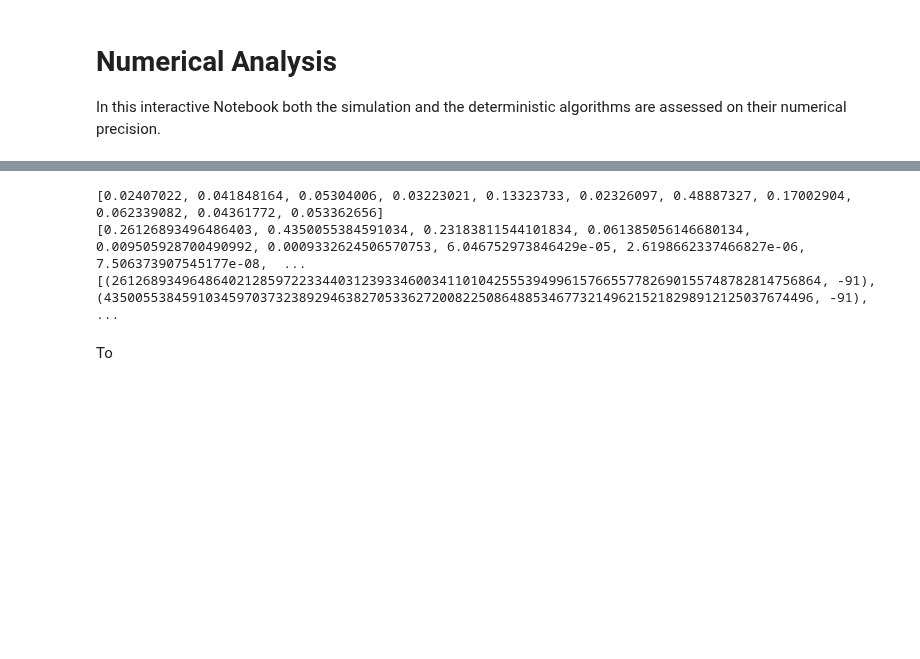
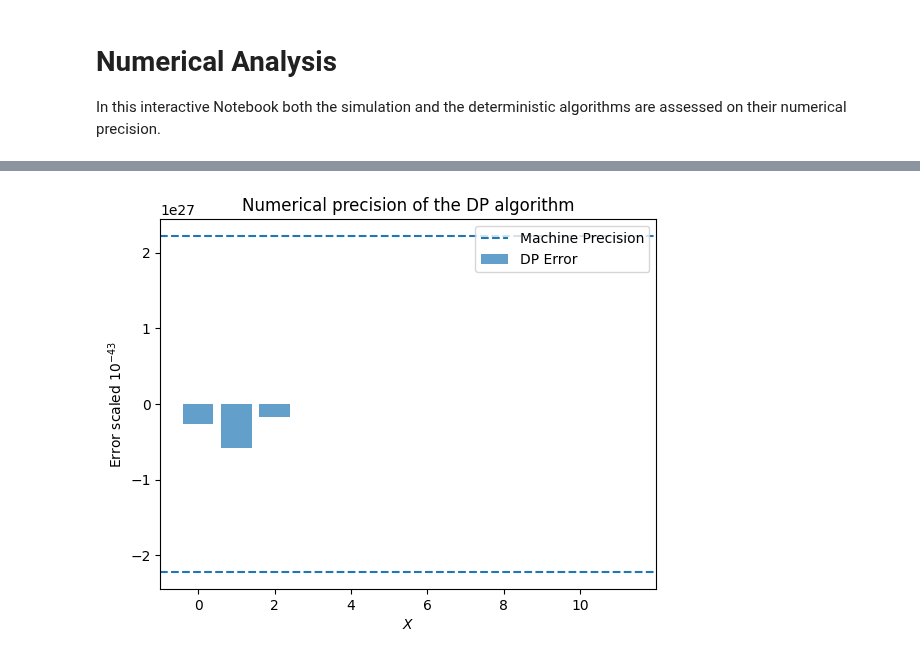
Before and after one commit to StrikerBadger/bachelor-thesis, a Jupyter notebook: numerical_analysis.ipynb, the cells around one changed output, grey strips where cells are left out. Cells and saved outputs as stored; diff of their text form; code cells hidden in the pictures; blank space fills up the shorter version.

Commit message:
Fix seeds and do numerical analysis

```diff
--- a/numerical_analysis.ipynb
+++ b/numerical_analysis.ipynb
@@ -102,12 +132,41 @@ samples_transformed = [floatstring_to_tf(str(x)) for x in samples]
-# %%
-# Sampled values rounded and with exponent
-print(samples)
-poibin_scaled = dp_scaled(samples_transformed)
-print(dp(samples))
-print(poibin_scaled)
-# %% [output]
-[0.02407022, 0.041848164, 0.05304006, 0.03223021, 0.13323733, 0.02326097, 0.48887327, 0.17002904, 0.062339082, 0.04361772, 0.053362656]
-[0.26126893496486403, 0.4350055384591034, 0.23183811544101834, 0.061385056146680134, 0.009505928700490992, 0.0009332624506570753, 6.046752973846429e-05, 2.6198662337466827e-06, 7.506373907545177e-08,  ...
-[(2612689349648640212859722334403123933460034110104255539499615766557782690155748782814756864, -91), (4350055384591034597037323892946382705336272008225086488534677321496215218298912125037674496, -91), ...
-# %% [markdown]
-To
+# %%
+# Run the algorithms
+exact_res = dp_scaled(samples_transformed)
+dp_res = res_to_tf(dp(samples))
+fft_res = res_to_tf(fft(samples))
+sim_res = res_to_tf(simulation(samples, 10000))
+# %%
+# Calculate the errors
+dp_error = [scaled_minus(r_dp, r_exact) for r_dp, r_exact in zip(dp_res, exact_res)]
+fft_error = [scaled_minus(r_fft, r_exact) for r_fft, r_exact in zip(fft_res, exact_res)]
+sim_error = [scaled_minus(r_sim, r_exact) for r_sim, r_exact in zip(sim_res, exact_res)]
+# %%
+# Scale the dp_error and fft_error to same exponent
+min_exp = min([e[1] for e in dp_error])
+min_exp = min(min([e[1] for e in fft_error]), min_exp)
+
+def scale_to_exponent(tf_list, min_exp):
+    new_tf_list = []
+    for mul, exp in tf_list:
+        exp_shift = exp - min_exp
+        new_tf_list.append((int(str(mul) + '0'*exp_shift), exp-exp_shift))
+    return new_tf_list
+
+dp_error = scale_to_exponent(dp_error, min_exp)
+fft_error = scale_to_exponent(fft_error, min_exp)
+# Also get a scaling of the machine precision
+eps_graph = floatstring_to_tf(f'{eps:.100f}'[:-min_exp+2])
+# %%
+# Plot the error
+dp_error = [t[0] for t in dp_error]
+fft_error = [t[0] for t in fft_error]
+plt.bar(range(len(samples)+1), dp_error, alpha=0.7, label='DP Error')
+plt.title('Numerical precision of the DP algorithm')
+plt.xlabel('$X$')
+plt.ylabel(f'Error scaled $10^{"{" + str(min_exp) + "}"}$')
+plt.axhline(eps_graph[0], linestyle='--', label='Machine Precision')
+plt.axhline(-eps_graph[0], linestyle='--')
+plt.legend()
+plt.show()
+# %% [output]
+[figure, added]
```
Also changed, not shown: parts of 12 cells of this notebook, 2 other files.
